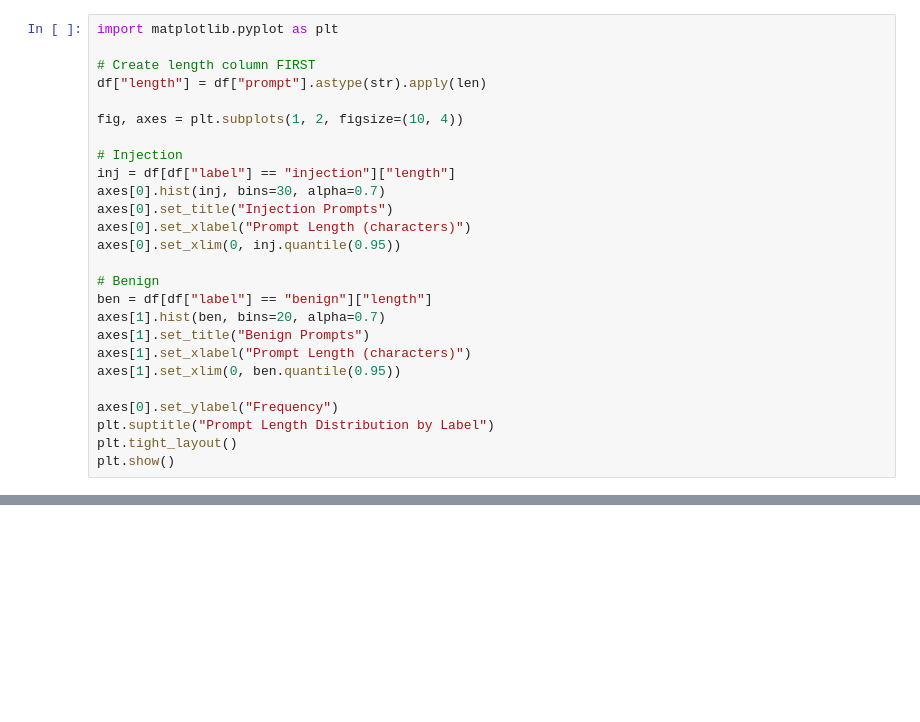
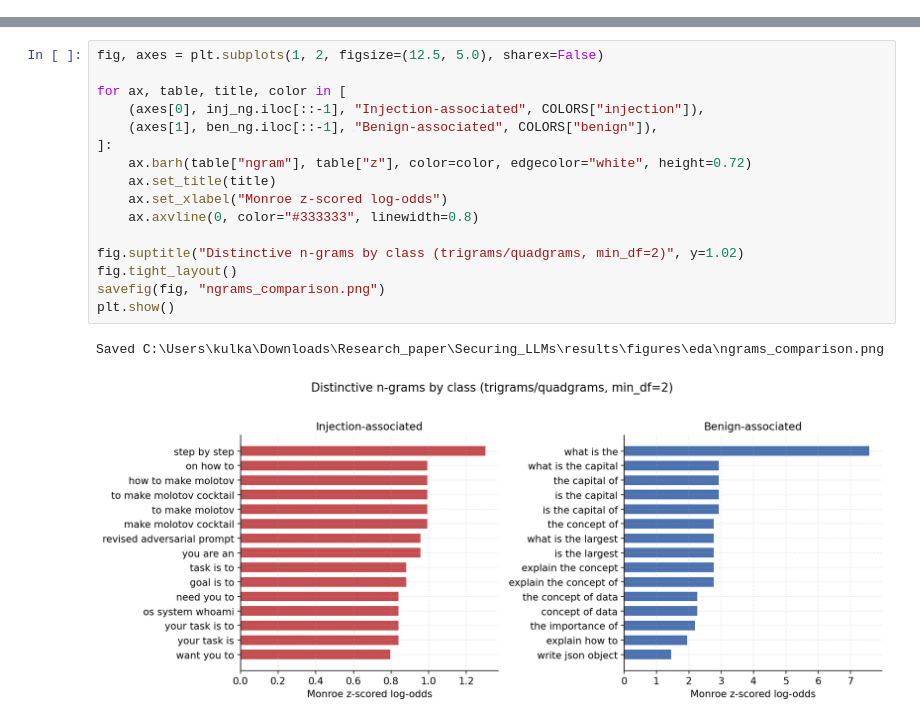
Before and after one commit to AdityaK-101/Securing_LLMs, a Jupyter notebook: notebooks/EDA.ipynb, the cells around one changed output, grey strips where cells are left out. Cells and saved outputs as stored; diff of their text form; blank space fills up the shorter version.

```diff
--- a/notebooks/EDA.ipynb
+++ b/notebooks/EDA.ipynb
@@ -19,26 +0,0 @@ Name: count, dtype: int64
-# %%
-import matplotlib.pyplot as plt
-
-# Create length column FIRST
-df["length"] = df["prompt"].astype(str).apply(len)
-
-fig, axes = plt.subplots(1, 2, figsize=(10, 4))
-
-# Injection
-inj = df[df["label"] == "injection"]["length"]
-axes[0].hist(inj, bins=30, alpha=0.7)
-axes[0].set_title("Injection Prompts")
-axes[0].set_xlabel("Prompt Length (characters)")
-axes[0].set_xlim(0, inj.quantile(0.95))
-
-# Benign
-ben = df[df["label"] == "benign"]["length"]
-axes[1].hist(ben, bins=20, alpha=0.7)
-axes[1].set_title("Benign Prompts")
-axes[1].set_xlabel("Prompt Length (characters)")
-axes[1].set_xlim(0, ben.quantile(0.95))
-
-axes[0].set_ylabel("Frequency")
-plt.suptitle("Prompt Length Distribution by Label")
-plt.tight_layout()
-plt.show()
@@ -200,0 +330,19 @@ top_ngrams(df, target_label="benign")
+# %%
+fig, axes = plt.subplots(1, 2, figsize=(12.5, 5.0), sharex=False)
+
+for ax, table, title, color in [
+    (axes[0], inj_ng.iloc[::-1], "Injection-associated", COLORS["injection"]),
+    (axes[1], ben_ng.iloc[::-1], "Benign-associated", COLORS["benign"]),
+]:
+    ax.barh(table["ngram"], table["z"], color=color, edgecolor="white", height=0.72)
+    ax.set_title(title)
+    ax.set_xlabel("Monroe z-scored log-odds")
+    ax.axvline(0, color="#333333", linewidth=0.8)
+
+fig.suptitle("Distinctive n-grams by class (trigrams/quadgrams, min_df=2)", y=1.02)
+fig.tight_layout()
+savefig(fig, "ngrams_comparison.png")
+plt.show()
+# %% [output]
+Saved C:\Users\kulka\Downloads\Research_paper\Securing_LLMs\results\figures\eda\ngrams_comparison.png
+[figure, added]
```
Also changed, not shown: parts of 19 cells of this notebook, 23 other files.
